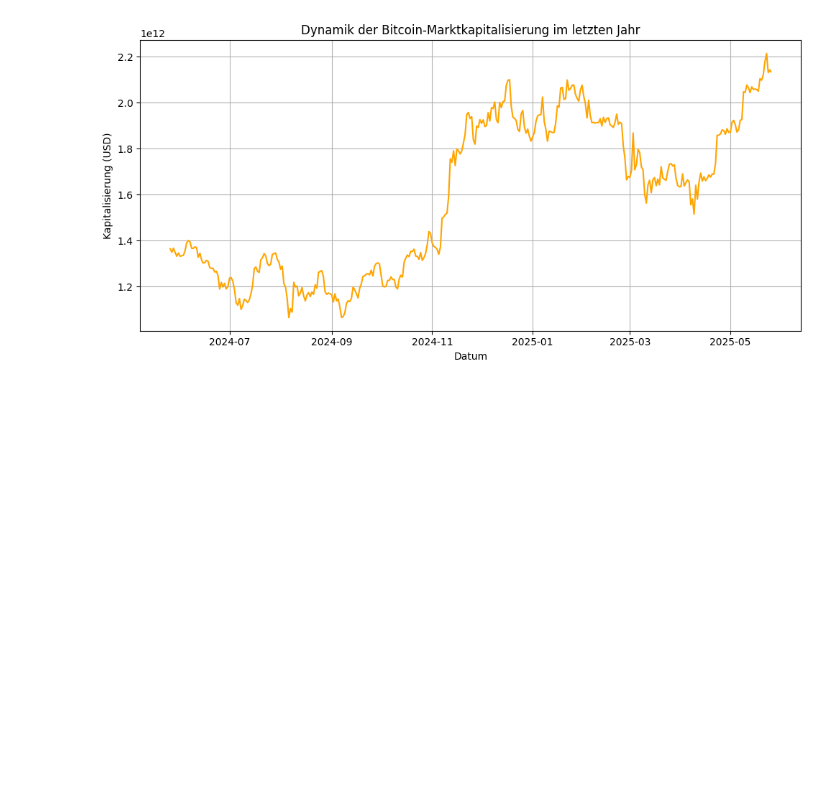
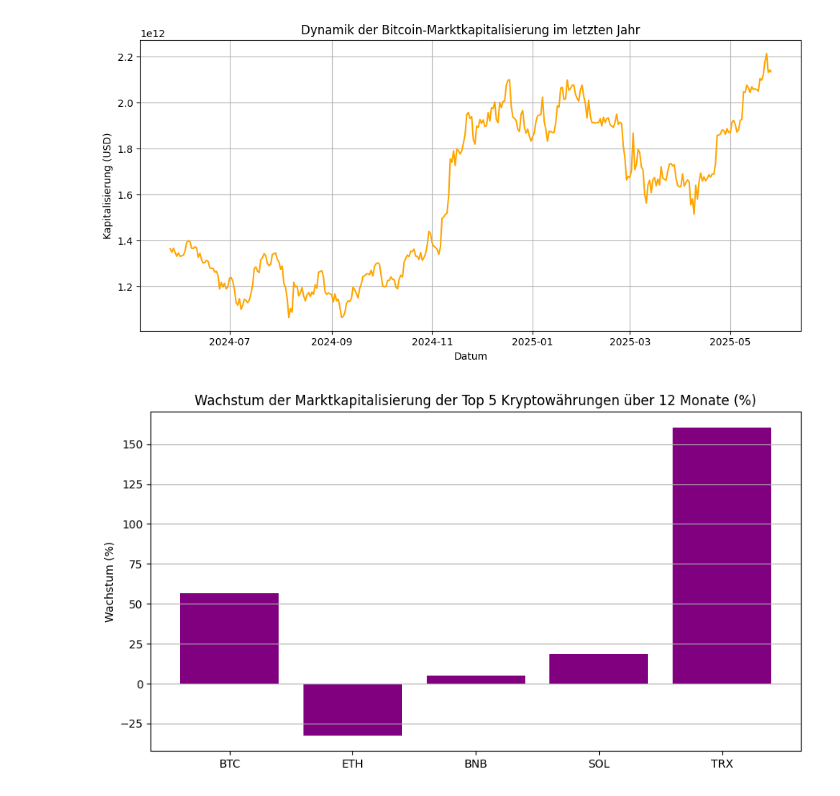
Before and after one commit to moyu1011-hka/hausarbeit-info2, a Jupyter notebook: Frage_III_Marktkapitalisierung.ipynb, the cells around one changed output. Cells and saved outputs as stored; diff of their text form; code cells hidden in the pictures; blank space fills up the shorter version.

```diff
--- a/Frage_III_Marktkapitalisierung.ipynb
+++ b/Frage_III_Marktkapitalisierung.ipynb
@@ -68,3 +68,40 @@ df = f.parse_token_data(token, days)
 plot_bitcoin_marketcap_1y_from_df(df)
 # %% [output]
 [figure]
+# %%
+def plot_top_5_marketcap_growth(data, tokens):
+
+    growth_data = []
+
+    for token_name, df in zip(tokens.values(), data):
+        if 'market_cap' not in df.columns or df.empty:
+            continue
+
+        df = df.sort_index().dropna(subset=['market_cap'])
+        if len(df) < 2:
+            continue
+
+        start_cap = df['market_cap'].iloc[0]
+        end_cap = df['market_cap'].iloc[-1]
+        growth_pct = ((end_cap - start_cap) / start_cap) * 100
+        growth_data.append((token_name, growth_pct))
+
+    if not growth_data:
+        print("No data for show.")
+        return
+
+    labels, growth = zip(*growth_data)
+    plt.figure(figsize=(9, 5))
+    plt.bar(labels, growth, color='purple')
+    plt.title('Wachstum der Marktkapitalisierung der Top 5 Kryptowährungen über 12 Monate (%)')
+    plt.ylabel('Wachstum (%)')
+    plt.grid(True, axis='y')
+    plt.tight_layout()
+    plt.show()
+# %%
+tokens = {'bitcoin': 'BTC', 'ethereum': 'ETH', 'binancecoin': 'BNB', 'solana': 'SOL', 'tron': 'TRX'}
+data = [f.parse_token_data(token, 365) for token in tokens.keys()]
+
+plot_top_5_marketcap_growth(data, tokens)
+# %% [output]
+[figure, added]
```
